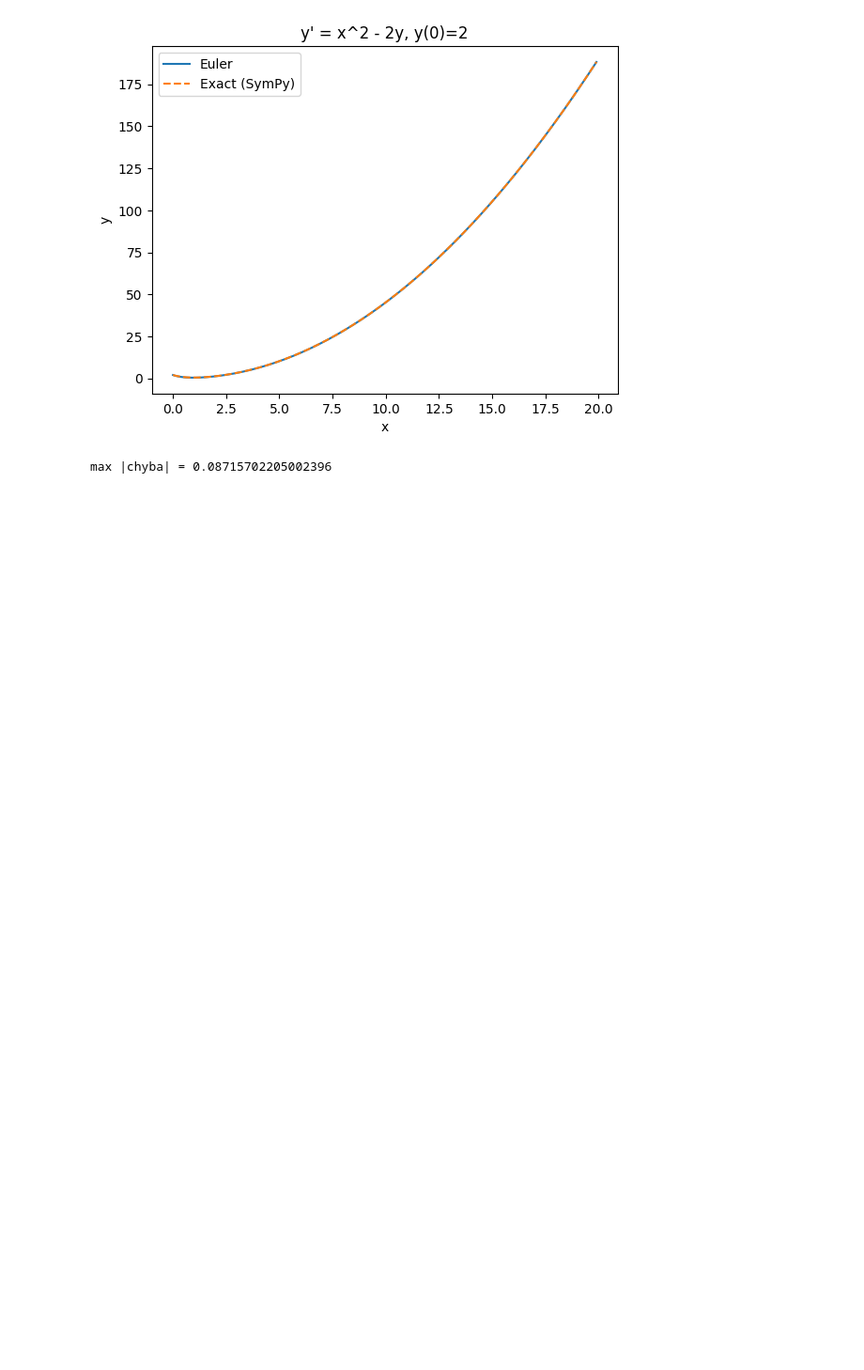
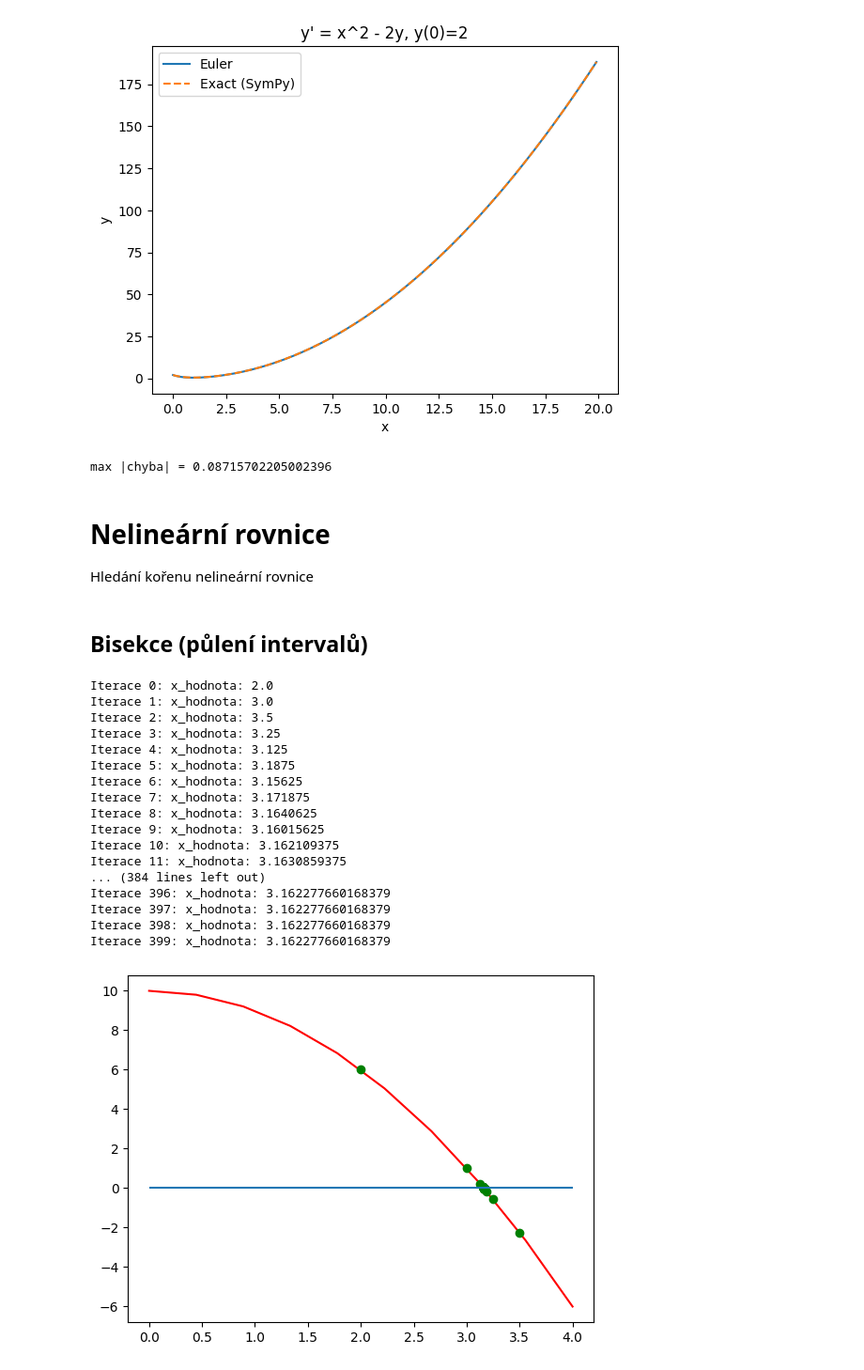
Before and after one commit to Marty808s/STATNICE-SZZ-PB_SZZ-VB, a Jupyter notebook: MSW/VB_MSW.ipynb, the cells around one changed output. Shown: that part at 94% size. Cells and saved outputs as stored; diff of their text form; code cells hidden in the pictures; blank space fills up the shorter version.

```diff
--- a/MSW/VB_MSW.ipynb
+++ b/MSW/VB_MSW.ipynb
@@ -804,3 +816,61 @@ print("max |chyba| =", np.max(np.abs(y_vals - y_exact)))
 Eq(y(x), x**2/2 - x/2 + 1/4 + 7*exp(-2*x)/4)
 [figure]
 max |chyba| = 0.08715702205002396
+# %% [markdown]
+# Nelineární rovnice
+Hledání kořenu nelineární rovnice
+# %% [markdown]
+## Bisekce (půlení intervalů)
+# %%
+import numpy as np
+import matplotlib.pyplot as plt
+
+def f(x):
+    return 10 -x**2
+
+a = 0
+b = 4
+x = np.linspace(a,b,10)
+n_iter = 400
+
+
+
+def bisection_method(f,x,a,b,n):
+    xs = np.zeros(n_iter) #pole výsledků
+    for i in range(n):
+        x = (a+b)/2
+        if (f(a) * f(x) < 0): #levá podmínka
+            b = x
+        else:
+            a = x
+        print(f"Iterace {i}: x_hodnota: {x}")
+        xs[i] = x
+    return xs
+
+xs = bisection_method(f,x,a,b,n_iter)
+
+y = f(x)
+ys = f(xs)
+
+plt.plot(x,y,'r-',xs,ys,'go')
+plt.hlines(0,0,4)
+plt.show()
+# %% [output]
+Iterace 0: x_hodnota: 2.0
+Iterace 1: x_hodnota: 3.0
+Iterace 2: x_hodnota: 3.5
+Iterace 3: x_hodnota: 3.25
+Iterace 4: x_hodnota: 3.125
+Iterace 5: x_hodnota: 3.1875
+Iterace 6: x_hodnota: 3.15625
+Iterace 7: x_hodnota: 3.171875
+Iterace 8: x_hodnota: 3.1640625
+Iterace 9: x_hodnota: 3.16015625
+Iterace 10: x_hodnota: 3.162109375
+Iterace 11: x_hodnota: 3.1630859375
+... (384 lines left out)
+Iterace 396: x_hodnota: 3.162277660168379
+Iterace 397: x_hodnota: 3.162277660168379
+Iterace 398: x_hodnota: 3.162277660168379
+Iterace 399: x_hodnota: 3.162277660168379
+[figure, added]
```
Also changed, not shown: parts of 14 cells of this notebook.
